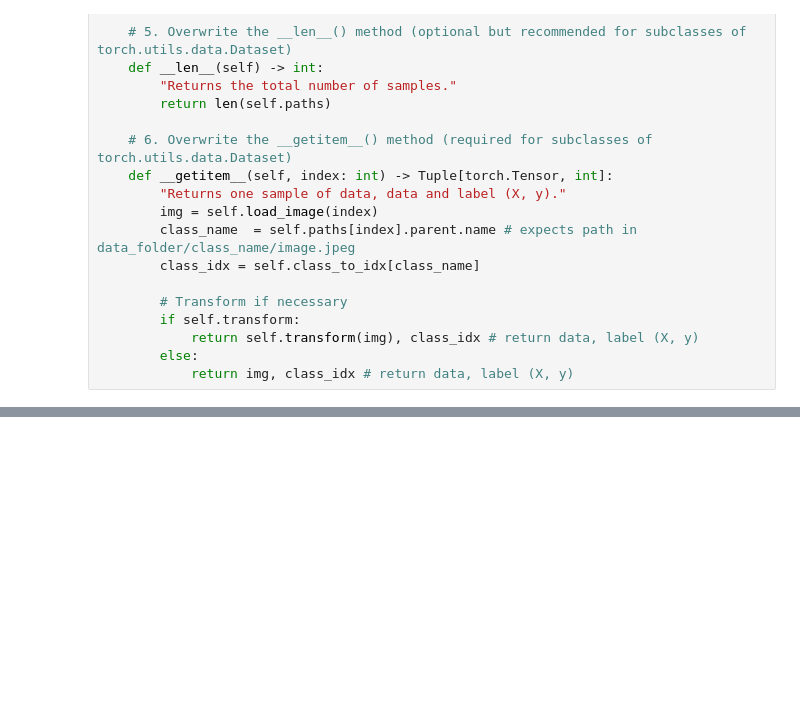
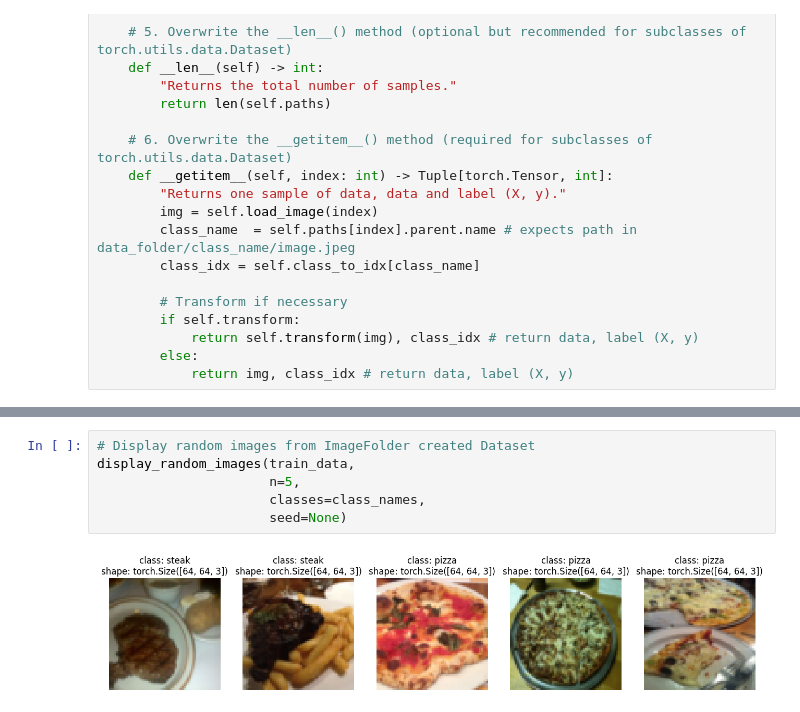
Before and after one commit to gtianyi/nnPractice, a Jupyter notebook: 04_pytorch_custom_datasets_tianyi.ipynb, the cells around one changed output, grey strips where cells are left out. Drawn from its saved outputs; the diff is of its cells as text; blank space fills up the shorter version.

```diff
--- a/04_pytorch_custom_datasets_tianyi.ipynb
+++ b/04_pytorch_custom_datasets_tianyi.ipynb
@@ -463,0 +538,8 @@ class ImageFolderCustom(Dataset):
+# %%
+# Display random images from ImageFolder created Dataset
+display_random_images(train_data,
+                      n=5,
+                      classes=class_names,
+                      seed=None)
+# %% [output]
+[figure, added]
```
Also changed, not shown: parts of 9 cells of this notebook, 1 other file.
